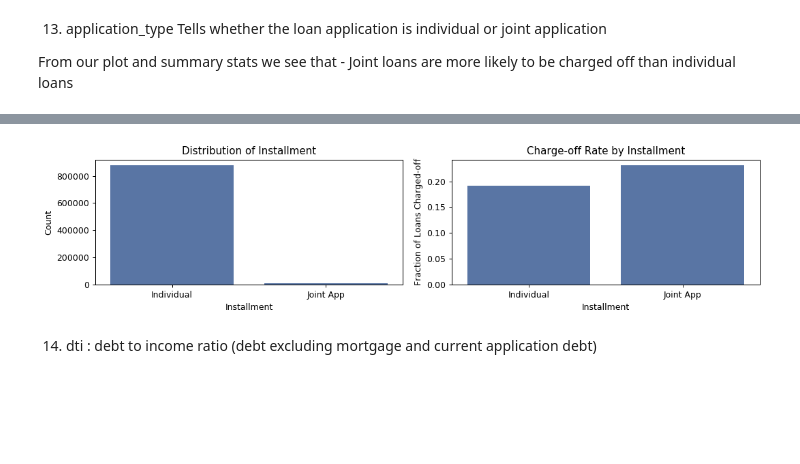
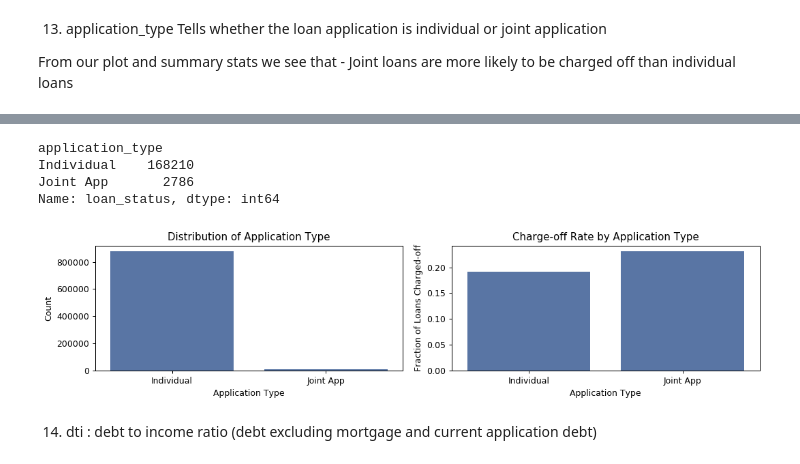
Before and after one commit to vaishka/Capstone1, a Jupyter notebook: CapStone1Models.ipynb, the cells around one changed output, grey strips where cells are left out. Cells and saved outputs as stored; diff of their text form; code cells hidden in the pictures; blank space fills up the shorter version.

```diff
--- a/CapStone1Models.ipynb
+++ b/CapStone1Models.ipynb
@@ -243,3 +243,6 @@ df_miss[df_miss["Percentage %"]>50]["index"] # features that were dropped
 54                                        inq_fi
 55                        mths_since_last_delinq
 Name: index, dtype: object
+# %%
+df_NewAppl = df_cleanAppl
+df_NewAppl.shape
@@ -841,10 +937,17 @@ application_type
 Individual    0.191916
 Joint App     0.230667
 Name: loan_status, dtype: float64
+# %%
+print(df_NewAppl.groupby('application_type')['loan_status'].value_counts(normalize=False).loc[:,'Charged Off'])
+# %% [output]
+application_type
+Individual    168210
+Joint App       2786
+Name: loan_status, dtype: int64
 # %%
-plot_var('application_type', 'Installment', continuous=False)
+plot_var('application_type', 'Application Type', continuous=False)
 # %% [output]
-[figure, old version]
+[figure, new version]
 # %% [markdown]
 14. dti : debt to income ratio (debt excluding mortgage and current application debt)
 # %%
```
Also changed, not shown: parts of 88 cells of this notebook.
